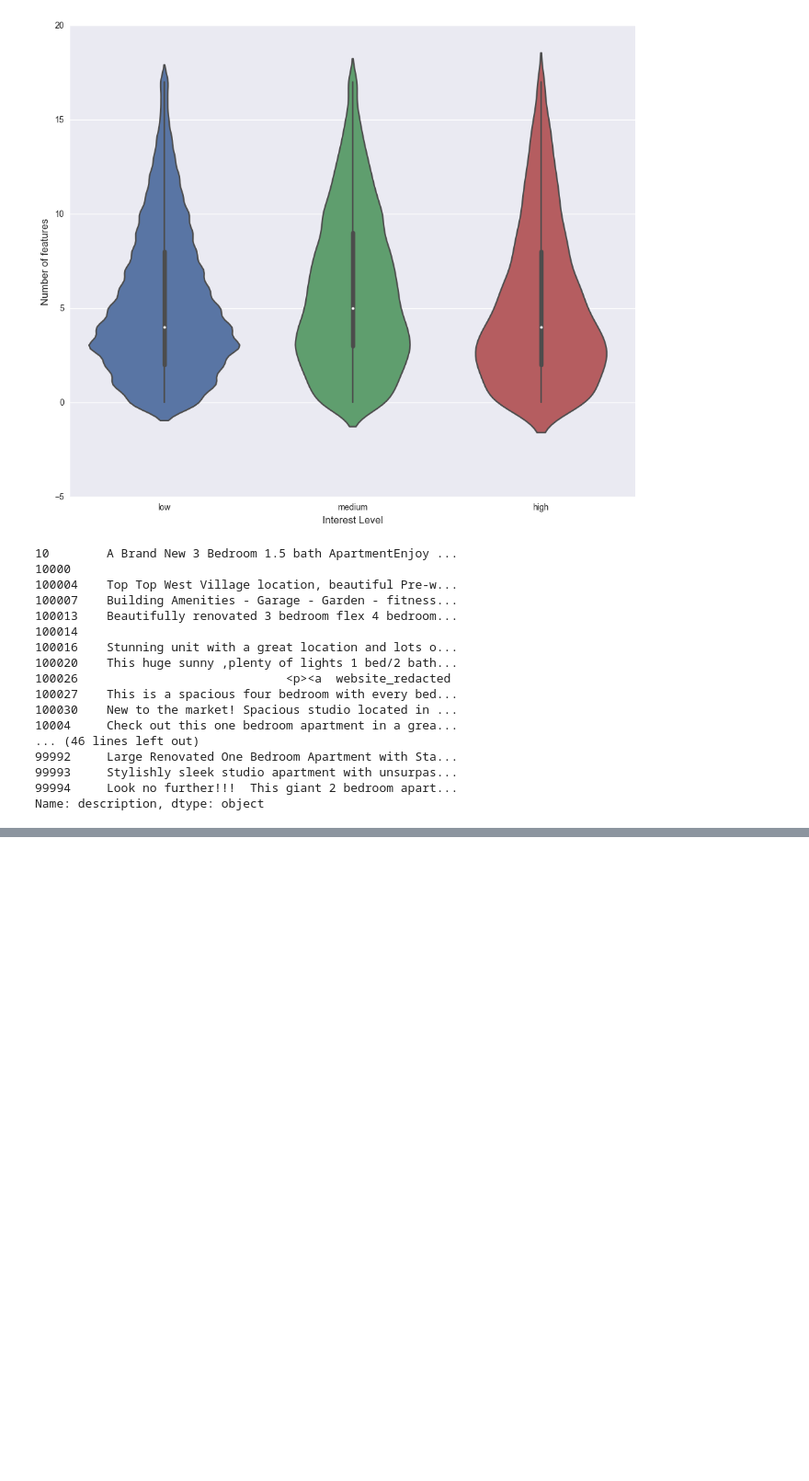
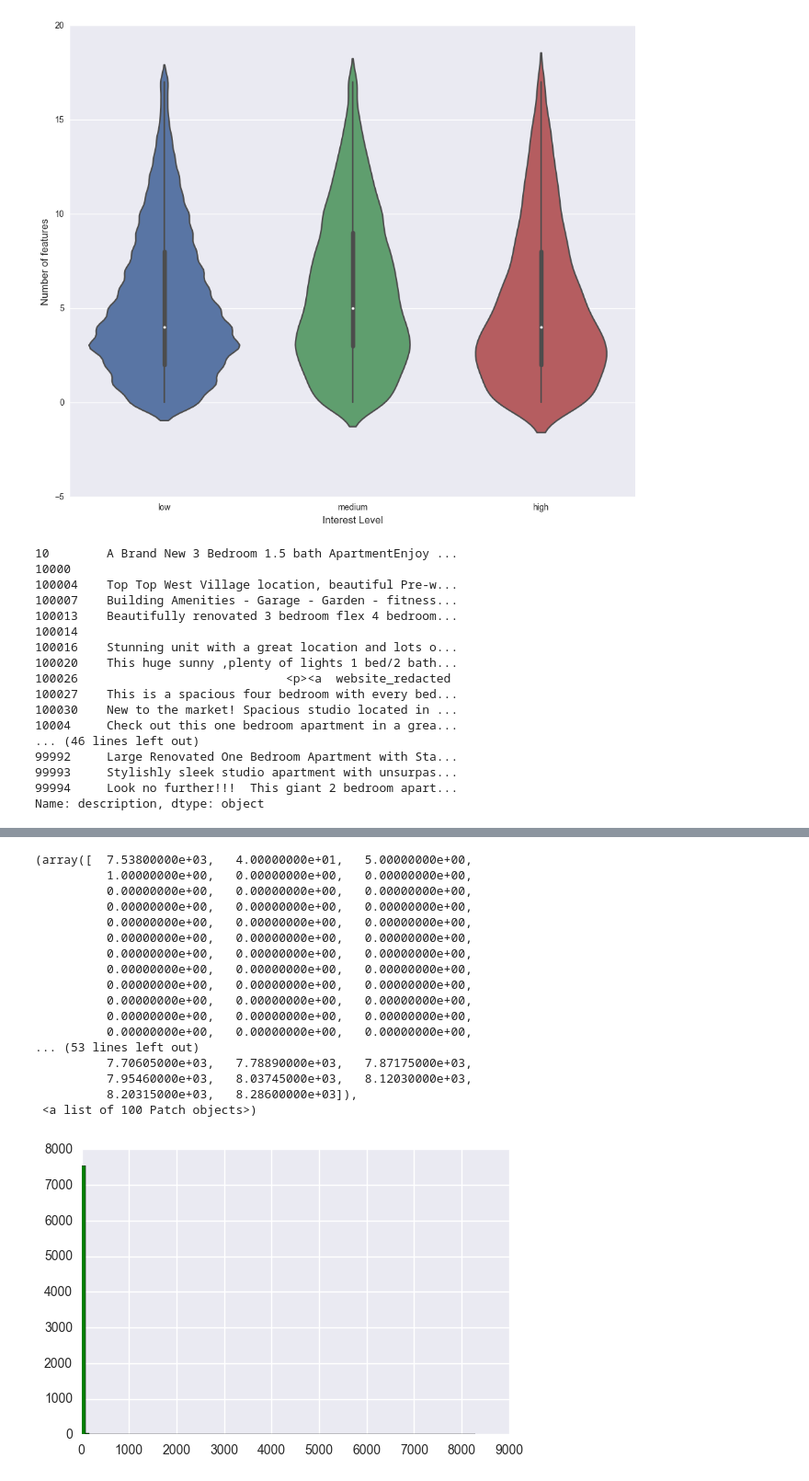
Before and after one commit to thunter009/Neuromancers-Kaggle, a Jupyter notebook: EDA.ipynb, the cells around one changed output, grey strips where cells are left out. Shown at 92% size. Cells and saved outputs as stored; diff of their text form; code cells hidden in the pictures; blank space fills up the shorter version.

```diff
--- a/EDA.ipynb
+++ b/EDA.ipynb
@@ -429,0 +443,23 @@ Name: description, dtype: object
+# %%
+cnt_bid = t_df['building_id'].value_counts()
+
+plt.hist(cnt_bid.values, color='green', bins=100)
+# %% [output]
+(array([  7.53800000e+03,   4.00000000e+01,   5.00000000e+00,
+          1.00000000e+00,   0.00000000e+00,   0.00000000e+00,
+          0.00000000e+00,   0.00000000e+00,   0.00000000e+00,
+          0.00000000e+00,   0.00000000e+00,   0.00000000e+00,
+          0.00000000e+00,   0.00000000e+00,   0.00000000e+00,
+          0.00000000e+00,   0.00000000e+00,   0.00000000e+00,
+          0.00000000e+00,   0.00000000e+00,   0.00000000e+00,
+          0.00000000e+00,   0.00000000e+00,   0.00000000e+00,
+          0.00000000e+00,   0.00000000e+00,   0.00000000e+00,
+          0.00000000e+00,   0.00000000e+00,   0.00000000e+00,
+          0.00000000e+00,   0.00000000e+00,   0.00000000e+00,
+          0.00000000e+00,   0.00000000e+00,   0.00000000e+00,
+... (53 lines left out)
+          7.70605000e+03,   7.78890000e+03,   7.87175000e+03,
+          7.95460000e+03,   8.03745000e+03,   8.12030000e+03,
+          8.20315000e+03,   8.28600000e+03]),
+ <a list of 100 Patch objects>)
+[figure, added]
```
Also changed, not shown: parts of 10 cells of this notebook, 2 other files.
